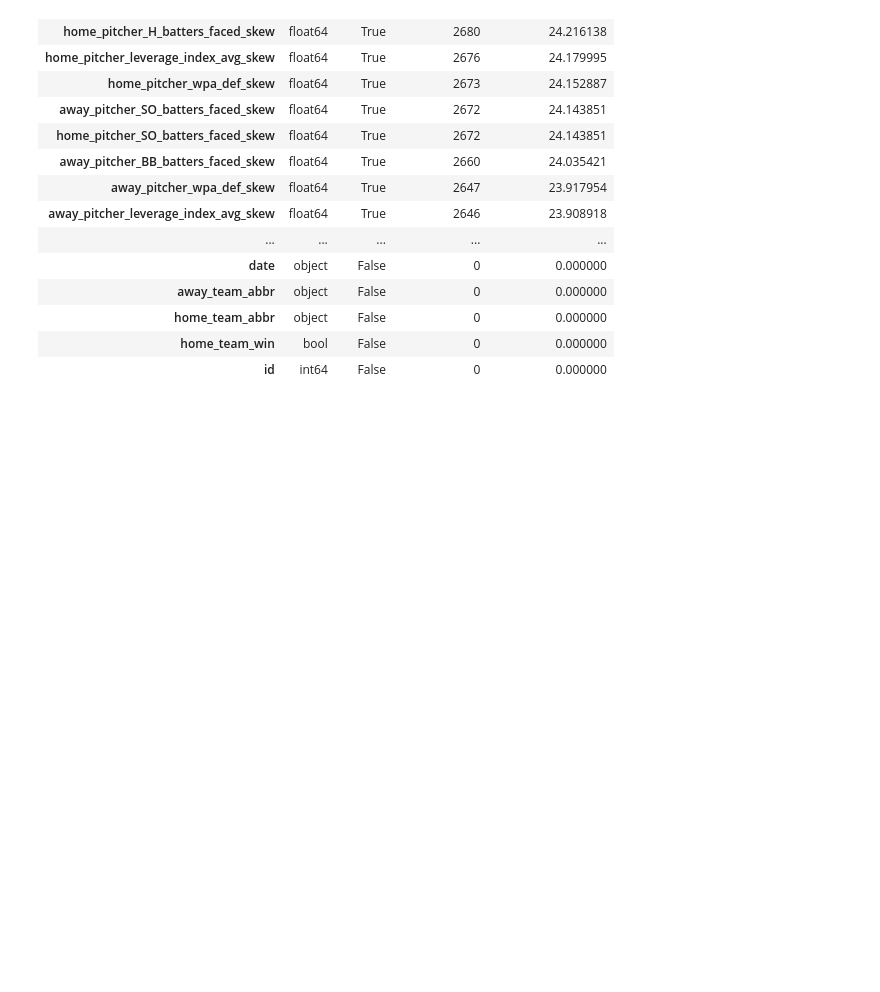
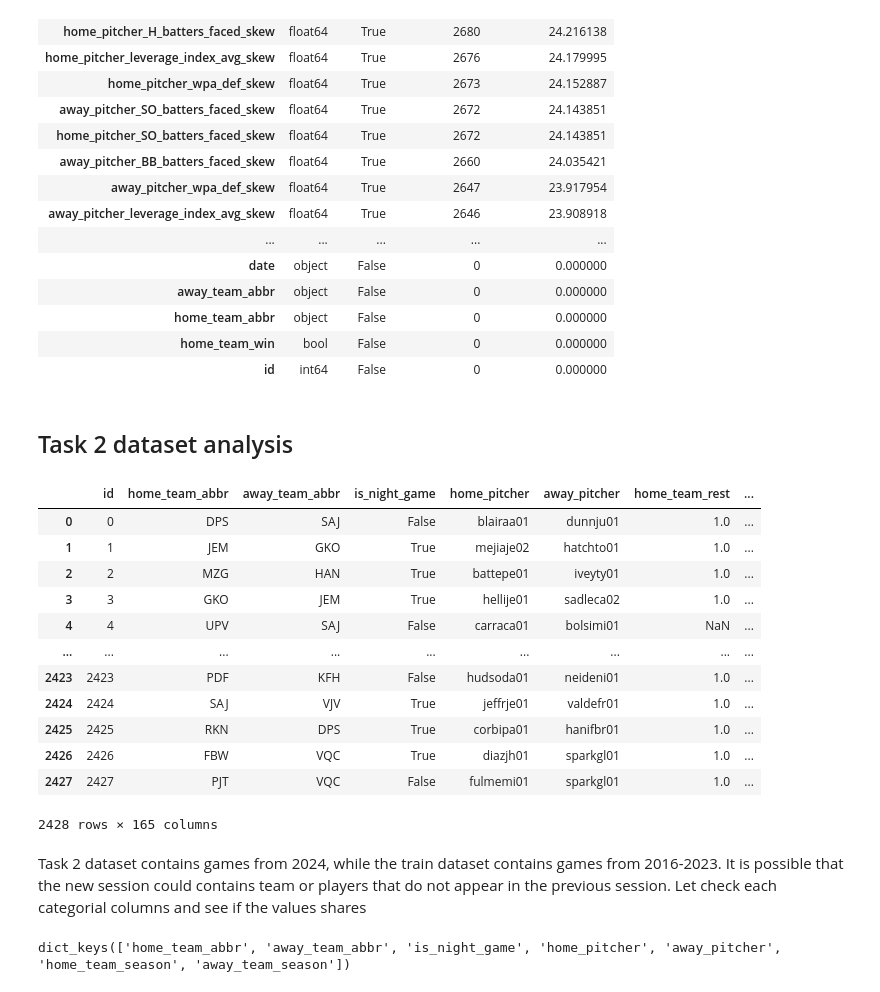
Before and after one commit to stkao05/html-final, a Jupyter notebook: data_exploration.ipynb, the cells around one changed output. Cells and saved outputs as stored; diff of their text form; code cells hidden in the pictures; blank space fills up the shorter version.

Commit message:
data_exploration

```diff
--- a/data_exploration.ipynb
+++ b/data_exploration.ipynb
@@ -59,3 +76,24 @@ missing_df
 | home_team_abbr | object | False | 0 | 0.000000 |
 | home_team_win | bool | False | 0 | 0.000000 |
 | id | int64 | False | 0 | 0.000000 |
+# %% [markdown]
+## Task 2 dataset analysis
+# %%
+task2_df = pd.read_csv('data/task2/2024_test_data.csv')
+task2_df
+# %% [output]
+|  | id | home_team_abbr | away_team_abbr | is_night_game | home_pitcher | away_pitcher | home_team_rest | ... |
+| 0 | 0 | DPS | SAJ | False | blairaa01 | dunnju01 | 1.0 | ... |
+| 1 | 1 | JEM | GKO | True | mejiaje02 | hatchto01 | 1.0 | ... |
+| 2 | 2 | MZG | HAN | True | battepe01 | iveyty01 | 1.0 | ... |
+| 3 | 3 | GKO | JEM | True | hellije01 | sadleca02 | 1.0 | ... |
+| 4 | 4 | UPV | SAJ | False | carraca01 | bolsimi01 | NaN | ... |
+| ... | ... | ... | ... | ... | ... | ... | ... | ... |
+| 2423 | 2423 | PDF | KFH | False | hudsoda01 | neideni01 | 1.0 | ... |
+| 2424 | 2424 | SAJ | VJV | True | jeffrje01 | valdefr01 | 1.0 | ... |
+| 2425 | 2425 | RKN | DPS | True | corbipa01 | hanifbr01 | 1.0 | ... |
+| 2426 | 2426 | FBW | VQC | True | diazjh01 | sparkgl01 | 1.0 | ... |
+| 2427 | 2427 | PJT | VQC | False | fulmemi01 | sparkgl01 | 1.0 | ... |
+2428 rows × 165 columns
+# %% [markdown]
+Task 2 dataset contains games from 2024, while the train dataset contains games from 2016-2023. It is possible that the new session could contains team or players that do not appear in the previous session. Let check each categorial columns and see if the values shares
@@ -61,0 +103,4 @@ missing_df
+# %%
+train_cols_val.keys()
+# %% [output]
+dict_keys(['home_team_abbr', 'away_team_abbr', 'is_night_game', 'home_pitcher', 'away_pitcher', 'home_team_season', 'away_team_season'])
```
Also changed, not shown: parts of 5 cells of this notebook.
